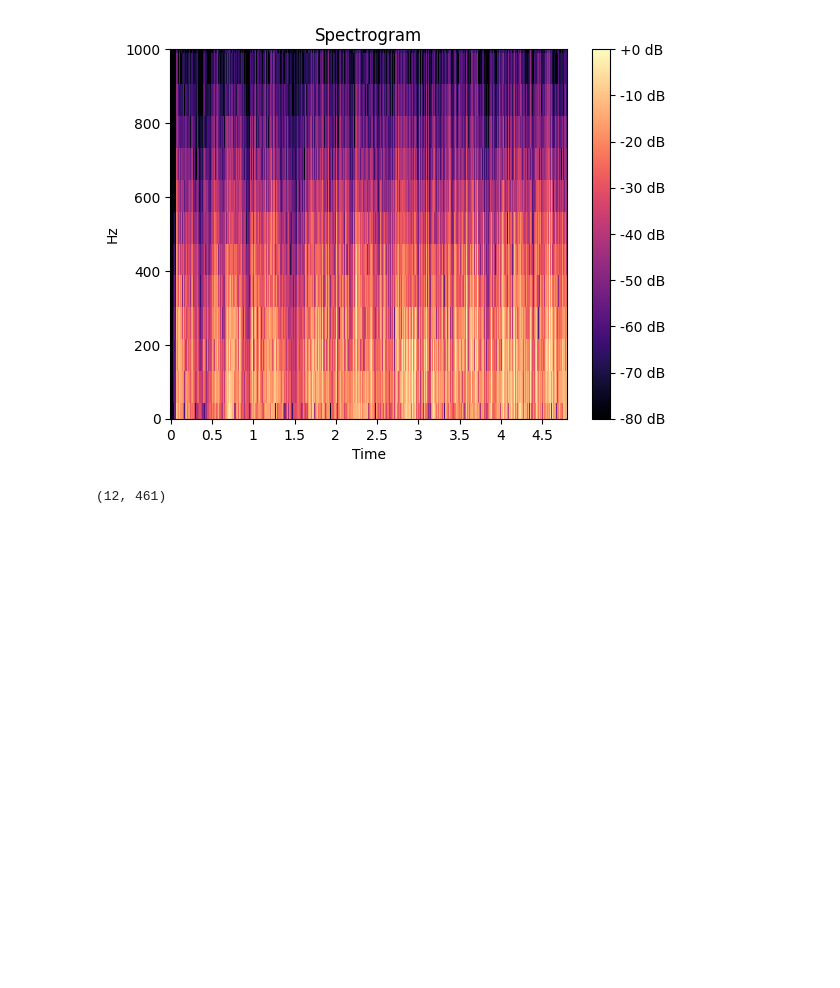
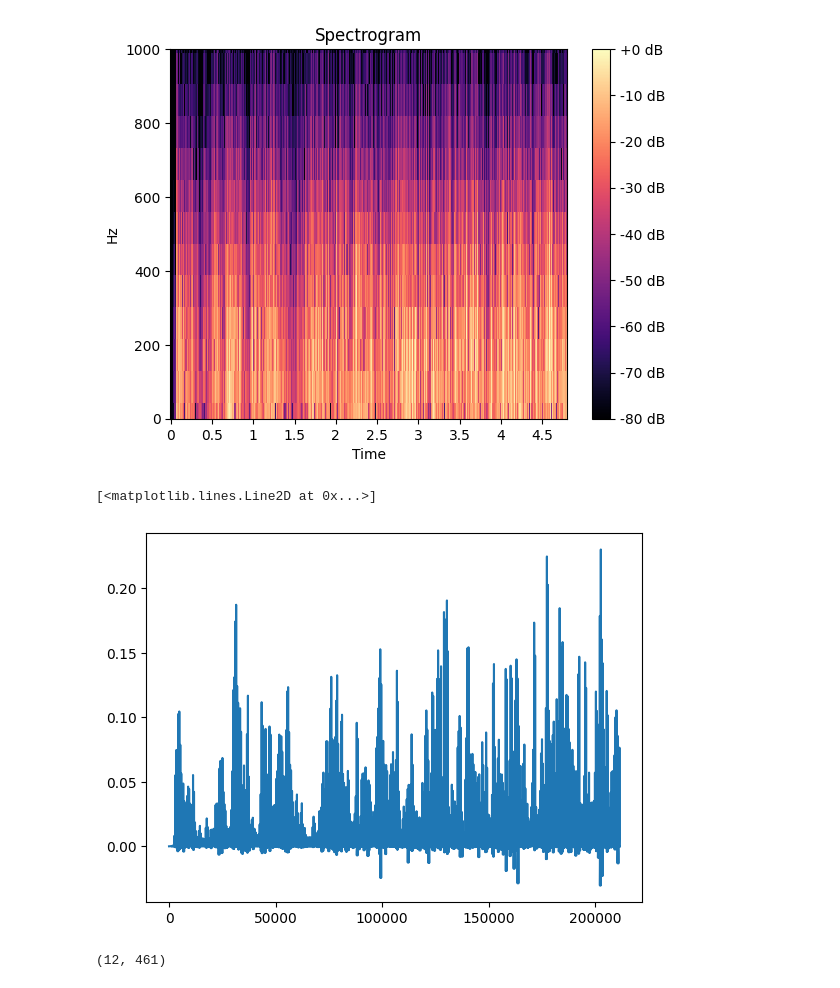
Before and after one commit to shinolab/vibrotactile-autoencoder, a Jupyter notebook: preprocess.ipynb, the cells around one changed output. Drawn from its saved outputs; the diff is of its cells as text; code cells hidden in the pictures; blank space fills up the shorter version.

```diff
--- a/preprocess.ipynb
+++ b/preprocess.ipynb
@@ -22,6 +24,12 @@ fig.colorbar(img, ax=ax, format="%+2.0f dB")
 # %% [output]
 <matplotlib.colorbar.Colorbar at 0x...>
 [figure]
+# %%
+DMatrix_hat = librosa.db_to_amplitude(dbMatrix[:12,:])
+plt.plot(librosa.istft(DMatrix_hat, n_fft=512, hop_length=int(512 * 0.9), window='hann'))
+# %% [output]
+[<matplotlib.lines.Line2D at 0x...>]
+[figure, added]
 # %%
 plt.imshow(dbMatrix[:12,:])
 plt.yticks([0, 12])
```
Also changed, not shown: parts of 1 cell of this notebook, 4 other files.
